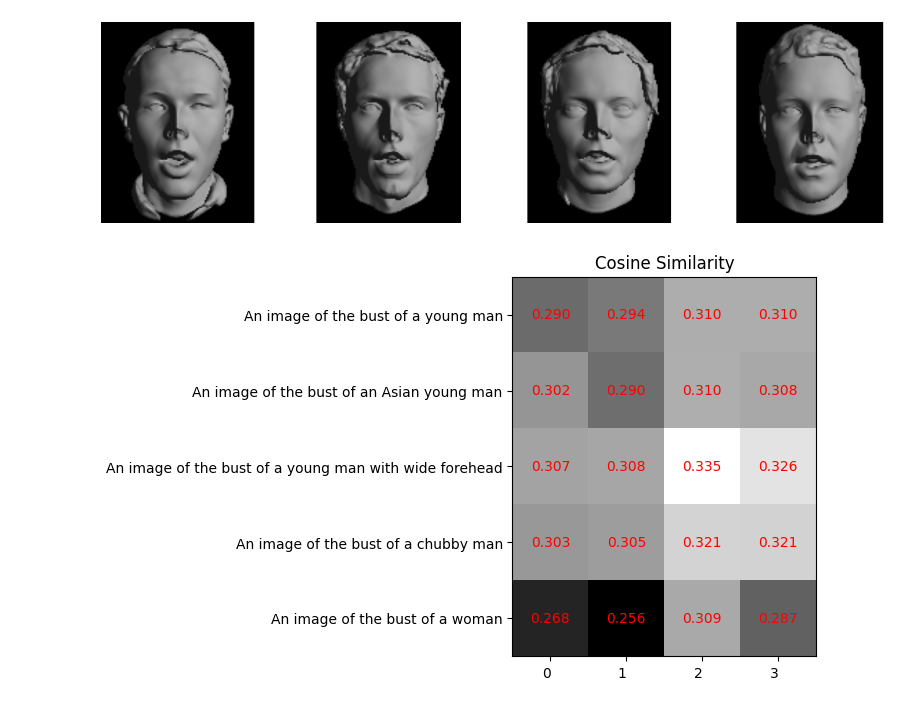
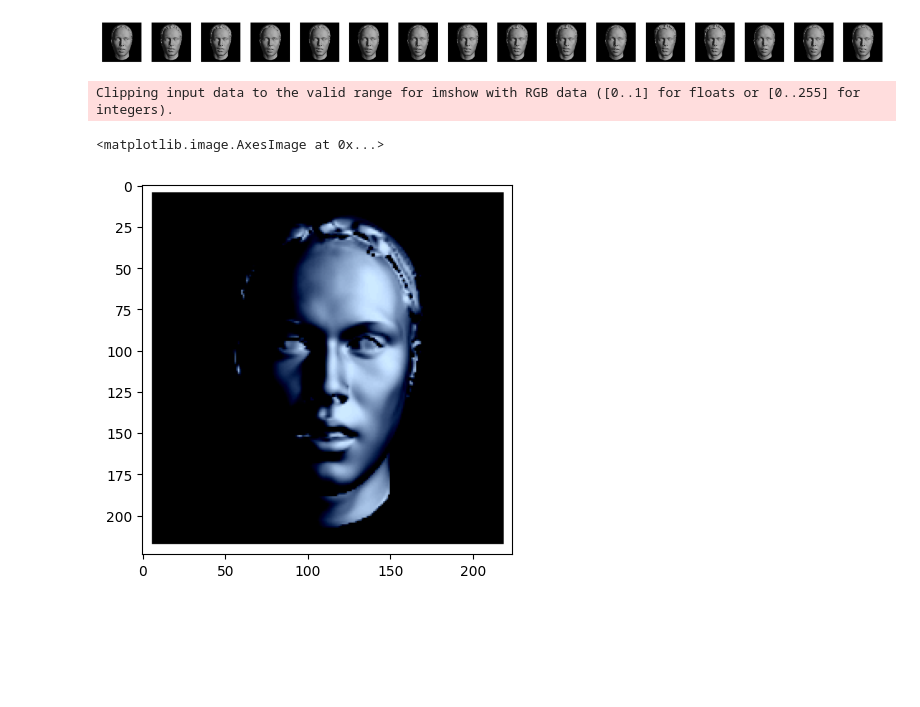
Before and after one commit to kasothaphie/Text2Head, a Jupyter notebook: CLIP_scores.ipynb, the cells around one changed output. Drawn from its saved outputs; the diff is of its cells as text; code cells hidden in the pictures; blank space fills up the shorter version.

```diff
--- a/CLIP_scores.ipynb
+++ b/CLIP_scores.ipynb
@@ -10,0 +13,29 @@ model, preprocess = clip.load("ViT-B/32", device=device)
+# %%
+# image inputs
+image_folder = './NPHM-main/img/'
+
+images = []
+preprocessed_images = torch.tensor([])
+for filename in os.listdir(image_folder):
+    if filename.endswith(".png"):
+        image = Image.open(os.path.join(image_folder, filename))
+        images.append(image)
+        preprocessed_image = preprocess(image).unsqueeze(0) # [1, 3, 224, 224]
+        preprocessed_images = torch.cat((preprocessed_images, preprocessed_image), dim=0)
+num_images = len(images)
+
+fig, axes = plt.subplots(1, len(images), figsize=(20, 5))
+for i, img in enumerate(images):
+    ax = axes[i]
+    ax.imshow(img)  # Display each image
+    ax.axis('off')  # Turn off axis labels
+
+plt.show()
+# %% [output]
+[figure, added]
+# %%
+plt.imshow(preprocessed_image.squeeze().permute(1, 2, 0))
+# %% [output]
+Clipping input data to the valid range for imshow with RGB data ([0..1] for floats or [0..255] for integers).
+<matplotlib.image.AxesImage at 0x...>
+[figure, added]
@@ -11,11 +60,11 @@ model, preprocess = clip.load("ViT-B/32", device=device)
 # %%
 # image inputs
-image_folder = '/Users/katharinaschmid/Text2Head/NPHM-main/rendering_data'
+image_folder = './NPHM-main/img/'
 
 images = []
 preprocessed_images = torch.tensor([])
 for filename in os.listdir(image_folder):
-    if filename.endswith("150.png"):
+    if filename.endswith(".png"):
         image = Image.open(os.path.join(image_folder, filename))
         images.append(image)
         preprocessed_image = preprocess(image).unsqueeze(0) # [1, 3, 224, 224]
@@ -80,6 +129,3 @@ for i in range(len(captions)):
 ax.set_title("Cosine Similarity")
 fig.tight_layout()
 plt.show()
-# %% [output]
-[figure, removed]
-[figure, removed]
```
Also changed, not shown: parts of 3 cells of this notebook, 5 other files.
